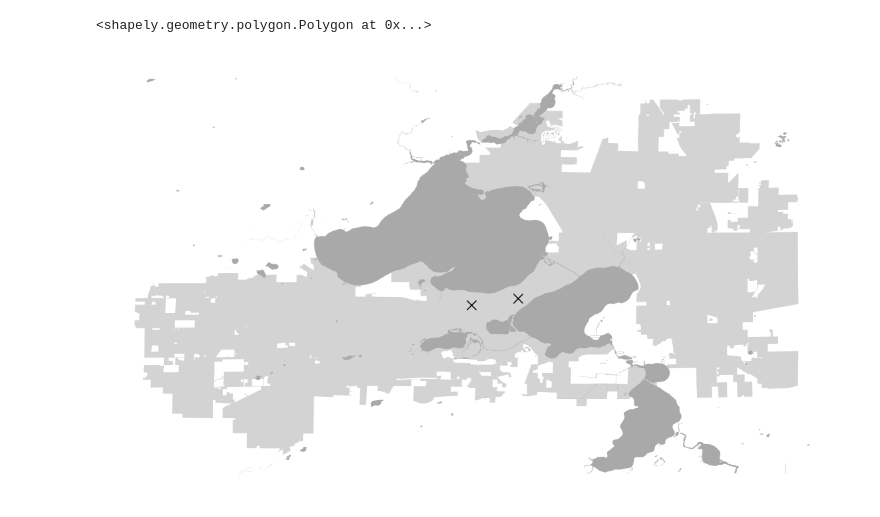
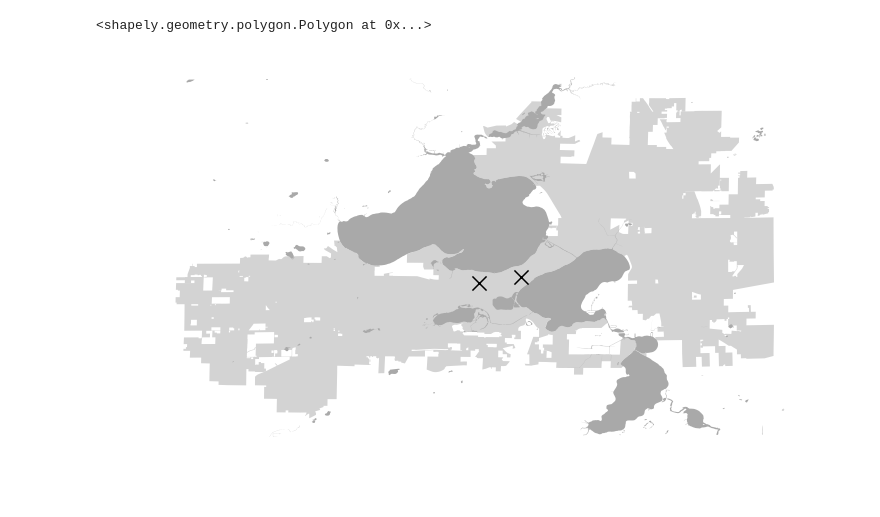
Before and after one commit to wisc-ds-projects/wisc-ds-projects.github.io, a Jupyter notebook: f19/meetings/3-map.ipynb, the cells around one changed output. Drawn from its saved outputs; the diff is of its cells as text; code cells hidden in the pictures.

```diff
--- a/f19/meetings/3-map.ipynb
+++ b/f19/meetings/3-map.ipynb
@@ -22,21 +25,20 @@ city.iloc[3,-1]
 # %% [output]
 <shapely.geometry.polygon.Polygon at 0x...>
 # %%
-# DataFrames with geo data
+# lakes and city
 city = geopandas.read_file("city")
-lakes = geopandas.read_file("lakes")
+lakes = geopandas.read_file("lakes2")
+ax = city.plot(color="lightgray", figsize=(12,12))
+lakes.plot(color="darkgray", ax=ax)
+
+# custom points
 buildings = pd.DataFrame([
     {"name":"cs", "loc": Point(-89.406749, 43.071478)},
     {"name":"capital", "loc": Point(-89.384054, 43.074617)},
 ])
 buildings = geopandas.GeoDataFrame(buildings, geometry="loc")
+buildings.plot(color="black", marker="x", markersize=200, ax=ax)
 
-# create plot from all three
-ax = city.plot(color="lightgray", figsize=(20,20))
-lakes.plot(color="darkgray", ax=ax)
-buildings.plot(color="black", marker="x", markersize=200, ax=ax)
 ax.set_axis_off()
-
-ax.get_figure().savefig("map.eps", bbox_inches="tight")
 # %% [output]
-[figure, old version]
+[figure, new version]
```
Also changed, not shown: parts of 6 cells of this notebook, 1 other file.
